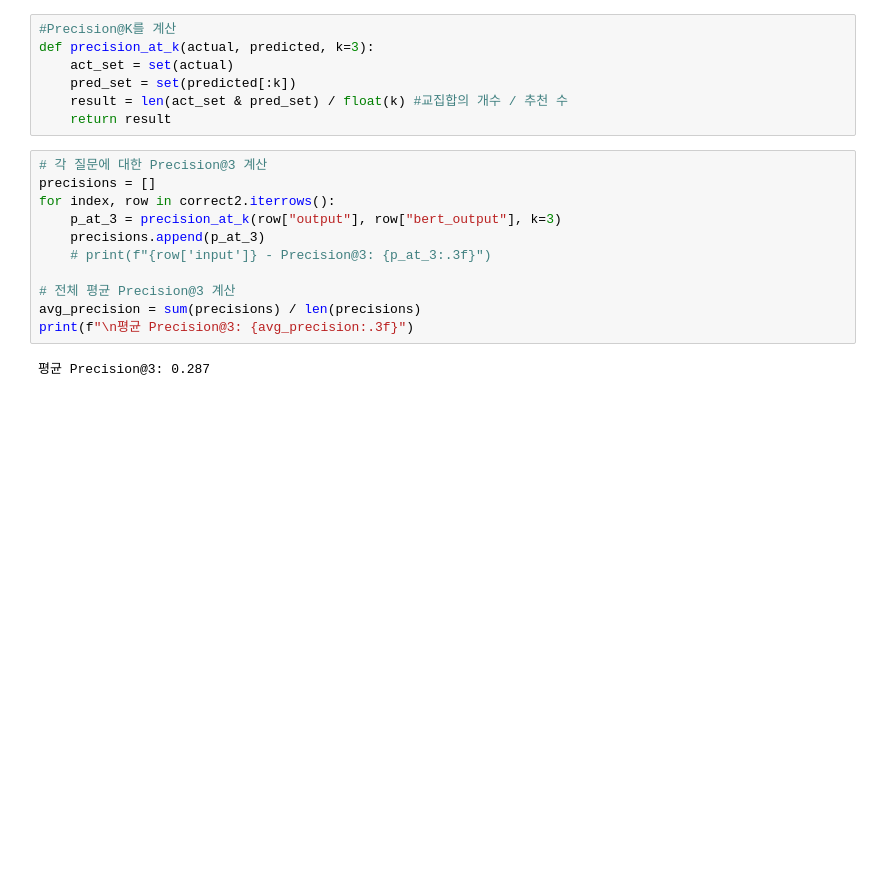
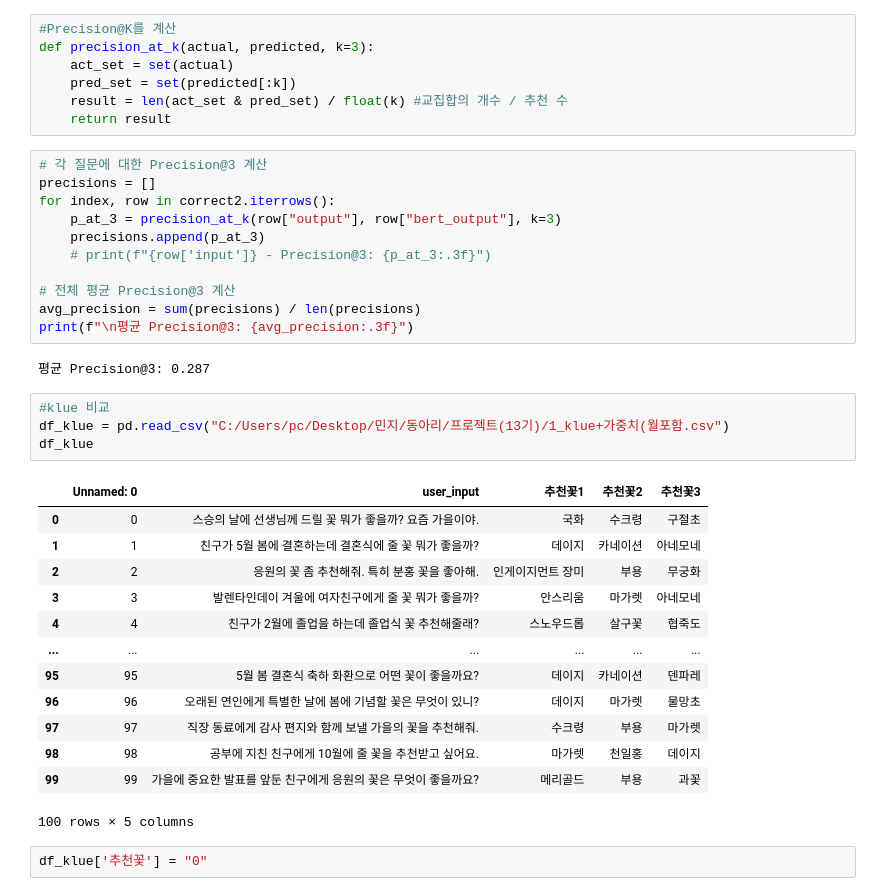
Before and after one commit to Fiurinee-Tave/Model, a Jupyter notebook: data/14_추천시스템_평가.ipynb, the cells around one changed output. Saved outputs shown, nothing was run; the diff lists cells and outputs as text; blank space fills up the shorter version.

```diff
--- a/data/14_추천시스템_평가.ipynb
+++ b/data/14_추천시스템_평가.ipynb
@@ -301,3 +298,23 @@ avg_precision = sum(precisions) / len(precisions)
 print(f"\n평균 Precision@3: {avg_precision:.3f}")
 # %% [output]
 평균 Precision@3: 0.287
+# %%
+#klue 비교
+df_klue = pd.read_csv("C:/Users/pc/Desktop/민지/동아리/프로젝트(13기)/1_klue+가중치(월포함.csv")
+df_klue
+# %% [output]
+|  | Unnamed: 0 | user_input | 추천꽃1 | 추천꽃2 | 추천꽃3 |
+| 0 | 0 | 스승의 날에 선생님께 드릴 꽃 뭐가 좋을까? 요즘 가을이야. | 국화 | 수크령 | 구절초 |
+| 1 | 1 | 친구가 5월 봄에 결혼하는데 결혼식에 줄 꽃 뭐가 좋을까? | 데이지 | 카네이션 | 아네모네 |
+| 2 | 2 | 응원의 꽃 좀 추천해줘. 특히 분홍 꽃을 좋아해. | 인게이지먼트 장미 | 부용 | 무궁화 |
+| 3 | 3 | 발렌타인데이 겨울에 여자친구에게 줄 꽃 뭐가 좋을까? | 안스리움 | 마가렛 | 아네모네 |
+| 4 | 4 | 친구가 2월에 졸업을 하는데 졸업식 꽃 추천해줄래? | 스노우드롭 | 살구꽃 | 협죽도 |
+| ... | ... | ... | ... | ... | ... |
+| 95 | 95 | 5월 봄 결혼식 축하 화환으로 어떤 꽃이 좋을까요? | 데이지 | 카네이션 | 덴파레 |
+| 96 | 96 | 오래된 연인에게 특별한 날에 봄에 기념할 꽃은 무엇이 있니? | 데이지 | 마가렛 | 물망초 |
+| 97 | 97 | 직장 동료에게 감사 편지와 함께 보낼 가을의 꽃을 추천해줘. | 수크령 | 부용 | 마가렛 |
+| 98 | 98 | 공부에 지친 친구에게 10월에 줄 꽃을 추천받고 싶어요. | 마가렛 | 천일홍 | 데이지 |
+| 99 | 99 | 가을에 중요한 발표를 앞둔 친구에게 응원의 꽃은 무엇이 좋을까요? | 메리골드 | 부용 | 과꽃 |
+100 rows × 5 columns
+# %%
+df_klue['추천꽃'] = "0"
```
Also changed, not shown: parts of 10 cells of this notebook, 1 other file.
